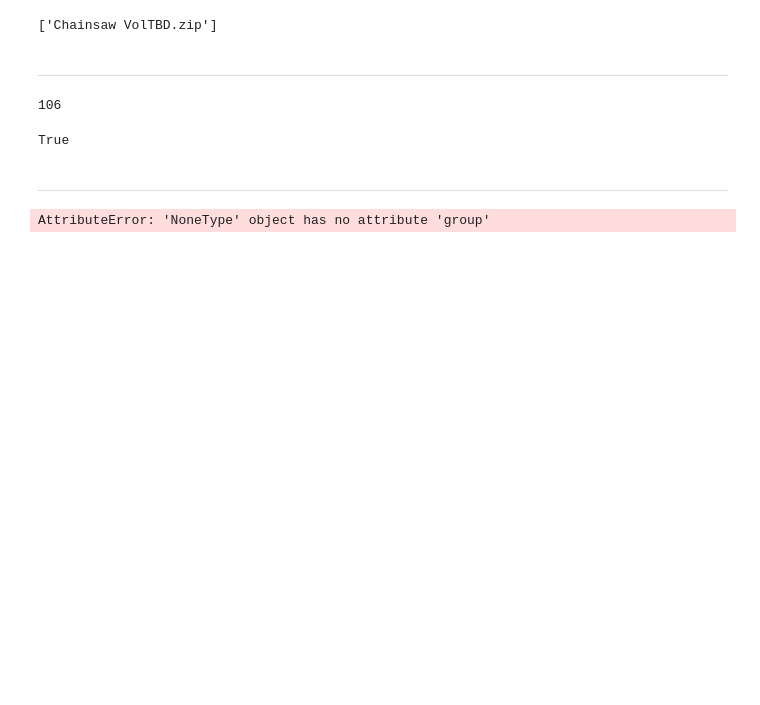
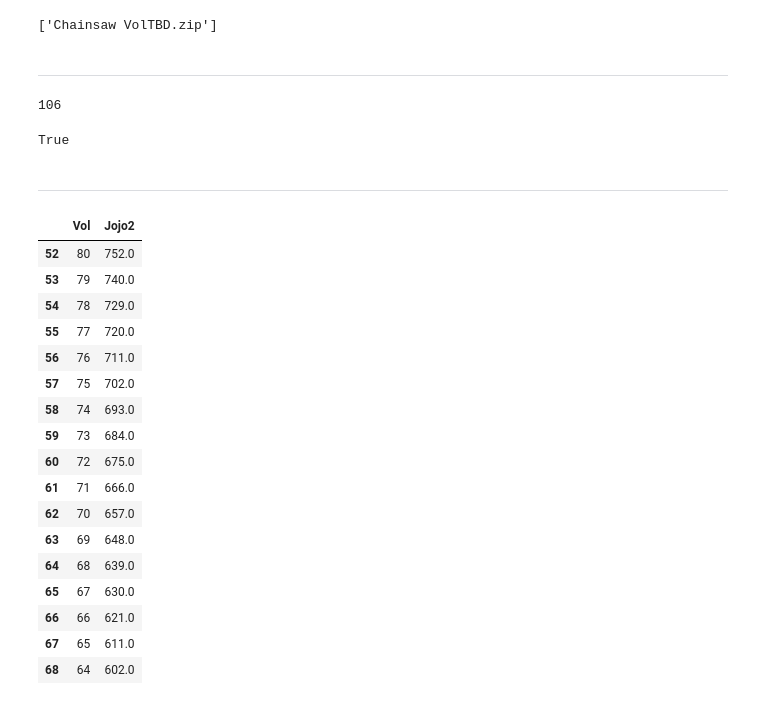
Before and after one commit to PierreRlld/EMS, a Jupyter notebook: brouillon.ipynb, the cells around one changed output. Drawn from its saved outputs; the diff is of its cells as text; code cells hidden in the pictures; blank space fills up the shorter version.

```diff
--- a/brouillon.ipynb
+++ b/brouillon.ipynb
@@ -494,10 +494,27 @@ display(len(covs)-('.DS_Store' in covs)-('TBD.jpg' in covs)-('0.jpg' in covs))
 True
 # %% [markdown]
 ------
-# %%
-import re
-test = 'Chapter 11'
-vol = round(float(re.findall(r'\d+',re.search(r'Vol.\d+',test).group(0))[0]))
-vol
-# %% [output]
-AttributeError: 'NoneType' object has no attribute 'group'
+# %%
+import pandas as pd
+df = pd.read_excel('origin.xlsx', sheet_name='UPDATE')
+sub = df[["Vol",'Jojo2']].copy()
+sub.dropna()
+# %% [output]
+|  | Vol | Jojo2 |
+| 52 | 80 | 752.0 |
+| 53 | 79 | 740.0 |
+| 54 | 78 | 729.0 |
+| 55 | 77 | 720.0 |
+| 56 | 76 | 711.0 |
+| 57 | 75 | 702.0 |
+| 58 | 74 | 693.0 |
+| 59 | 73 | 684.0 |
+| 60 | 72 | 675.0 |
+| 61 | 71 | 666.0 |
+| 62 | 70 | 657.0 |
+| 63 | 69 | 648.0 |
+| 64 | 68 | 639.0 |
+| 65 | 67 | 630.0 |
+| 66 | 66 | 621.0 |
+| 67 | 65 | 611.0 |
+| 68 | 64 | 602.0 |
```
Also changed, not shown: parts of 11 cells of this notebook, 10 other files.
